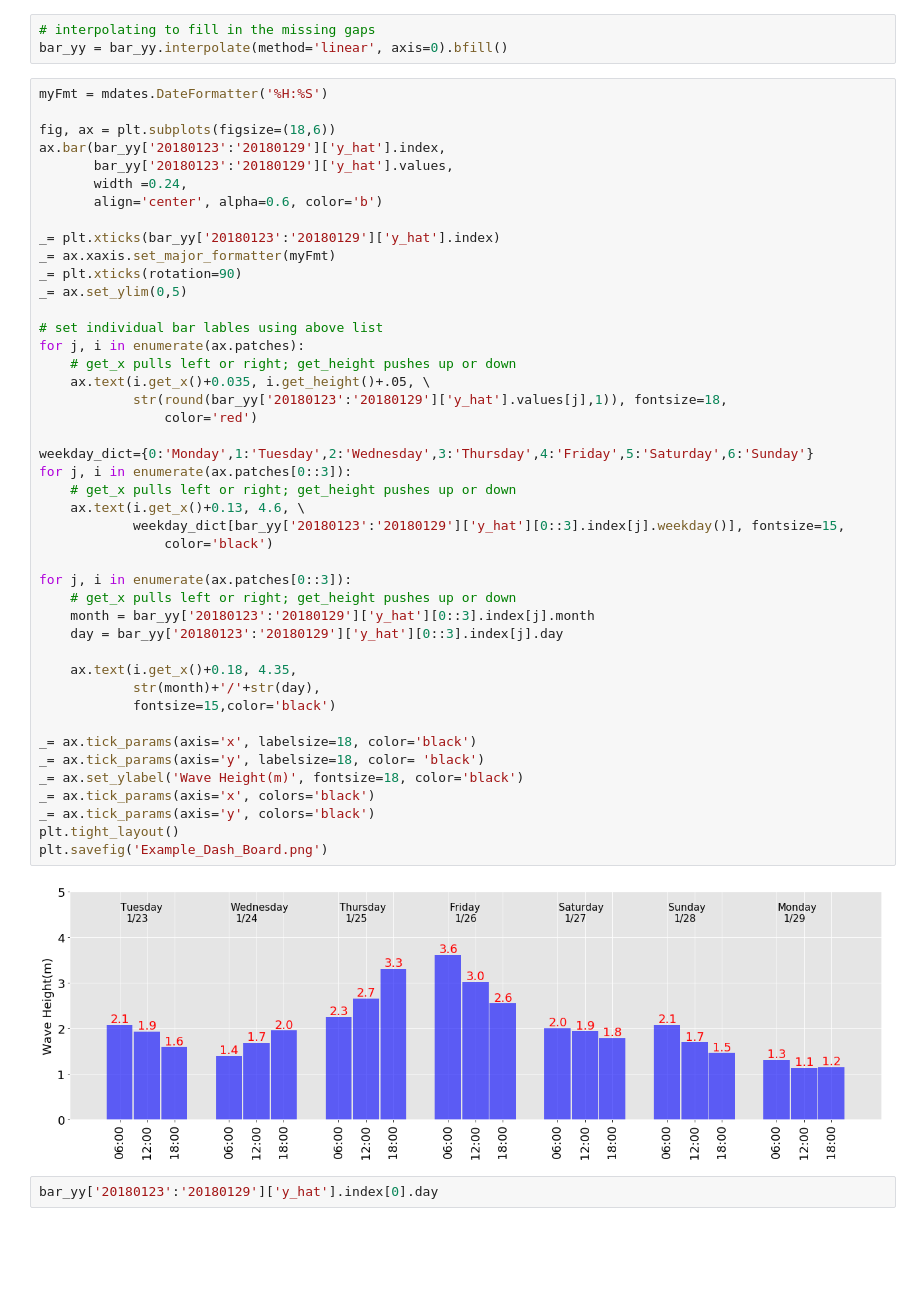
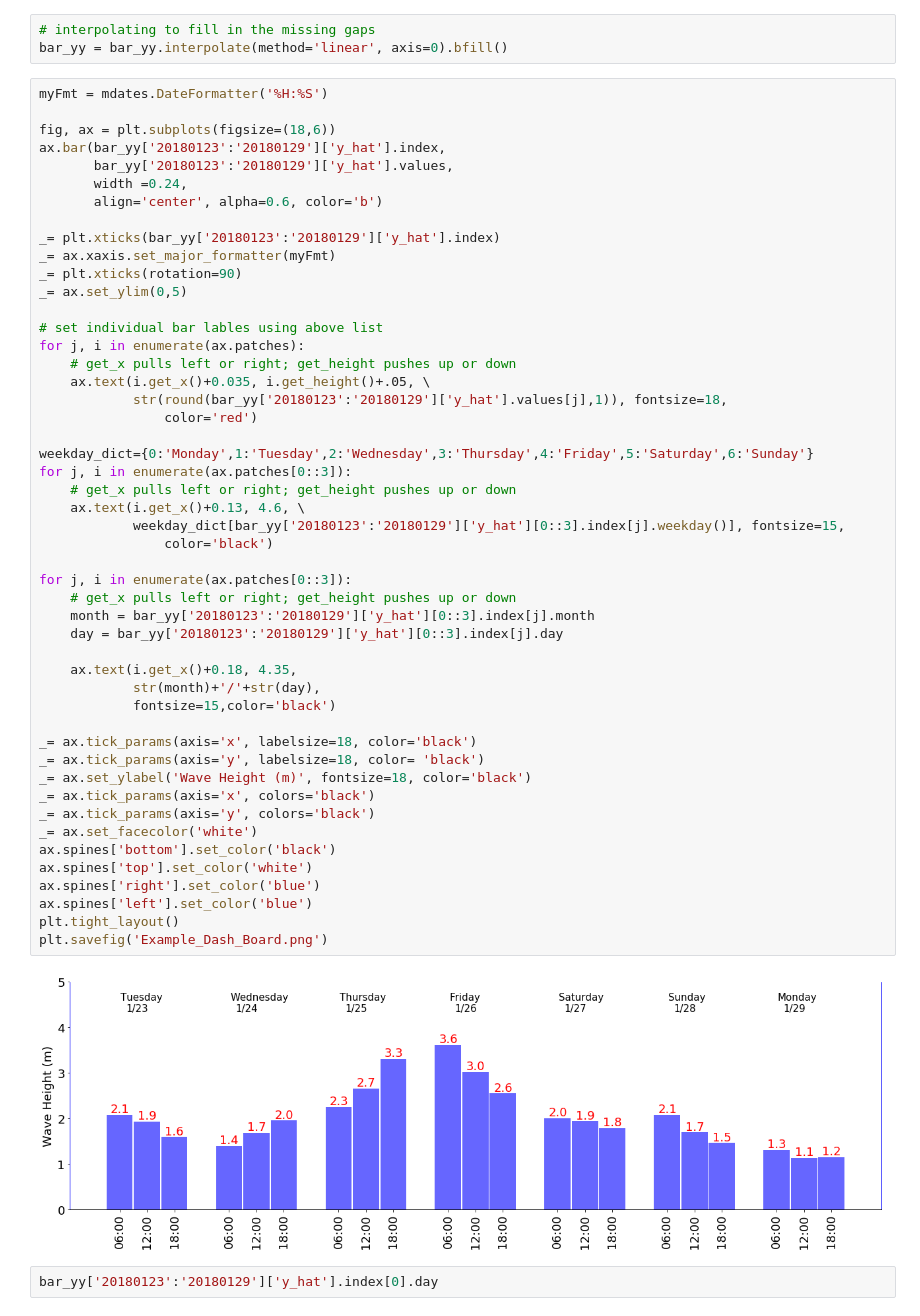
Before and after one commit to abulho/Surf_Prediction, a Jupyter notebook: src/Feb_01_2018_Testing_Predictions_Real_Time.ipynb, the cells around one changed output. Cells and saved outputs as stored; diff of their text form; blank space fills up the shorter version.

```diff
--- a/src/Feb_01_2018_Testing_Predictions_Real_Time.ipynb
+++ b/src/Feb_01_2018_Testing_Predictions_Real_Time.ipynb
@@ -163,35 +163,40 @@ _= ax.set_ylim(0,5)
 # set individual bar lables using above list
 for j, i in enumerate(ax.patches):
     # get_x pulls left or right; get_height pushes up or down
     ax.text(i.get_x()+0.035, i.get_height()+.05, \
             str(round(bar_yy['20180123':'20180129']['y_hat'].values[j],1)), fontsize=18,
                 color='red')
 
 weekday_dict={0:'Monday',1:'Tuesday',2:'Wednesday',3:'Thursday',4:'Friday',5:'Saturday',6:'Sunday'}
 for j, i in enumerate(ax.patches[0::3]):
     # get_x pulls left or right; get_height pushes up or down
     ax.text(i.get_x()+0.13, 4.6, \
             weekday_dict[bar_yy['20180123':'20180129']['y_hat'][0::3].index[j].weekday()], fontsize=15,
                 color='black')
 
 for j, i in enumerate(ax.patches[0::3]):
     # get_x pulls left or right; get_height pushes up or down
     month = bar_yy['20180123':'20180129']['y_hat'][0::3].index[j].month
     day = bar_yy['20180123':'20180129']['y_hat'][0::3].index[j].day
 
     ax.text(i.get_x()+0.18, 4.35,
             str(month)+'/'+str(day),
             fontsize=15,color='black')
 
 _= ax.tick_params(axis='x', labelsize=18, color='black')
 _= ax.tick_params(axis='y', labelsize=18, color= 'black')
-_= ax.set_ylabel('Wave Height(m)', fontsize=18, color='black')
+_= ax.set_ylabel('Wave Height (m)', fontsize=18, color='black')
 _= ax.tick_params(axis='x', colors='black')
 _= ax.tick_params(axis='y', colors='black')
+_= ax.set_facecolor('white')
+ax.spines['bottom'].set_color('black')
+ax.spines['top'].set_color('white')
+ax.spines['right'].set_color('blue')
+ax.spines['left'].set_color('blue')
 plt.tight_layout()
 plt.savefig('Example_Dash_Board.png')
 # %% [output]
-[figure, old version]
+[figure, new version]
 # %%
 bar_yy['20180123':'20180129']['y_hat'].index[0].day
 # %% [output]
```
Also changed, not shown: 2 other files.
